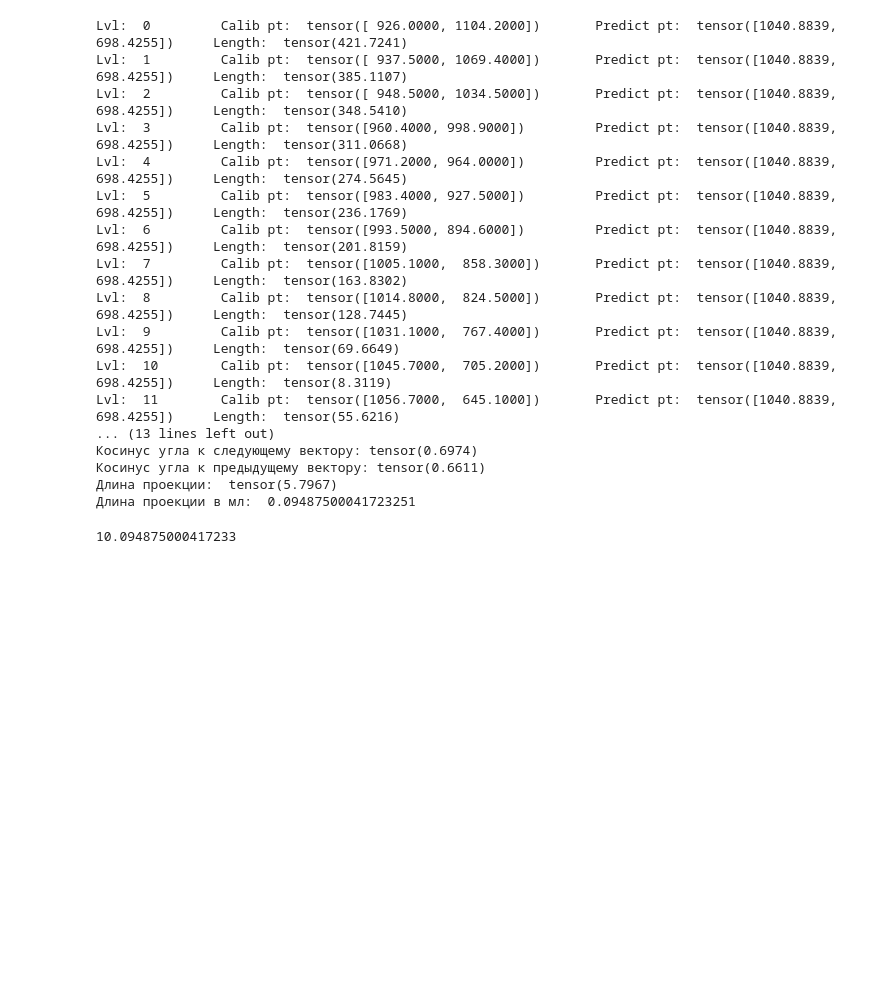
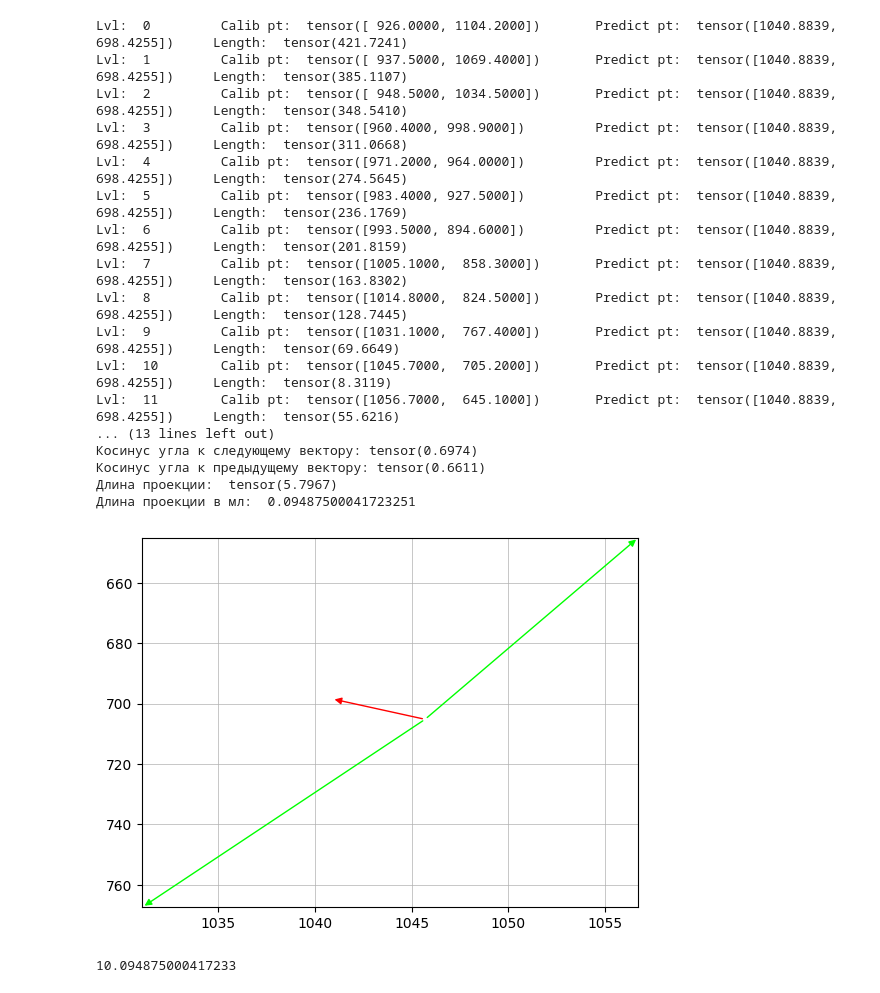
Before and after one commit to evbevz/epoxy-supervisor, a Jupyter notebook: EpoxyLevel.ipynb, the cells around one changed output. Saved outputs shown, nothing was run; the diff lists cells and outputs as text; code cells hidden in the pictures; blank space fills up the shorter version.

```diff
--- a/EpoxyLevel.ipynb
+++ b/EpoxyLevel.ipynb
@@ -23,5 +16,6 @@ Successfully installed ultralytics-8.3.56 ultralytics-thop-2.0.13
 # %%
 from lxml import etree
+import matplotlib.pyplot as plt
 import os.path
 import torch
 from ultralytics import YOLO
@@ -106,21 +100,20 @@ def GetEpoxyLevel (model, arrayEpoxyLevel, file):
         LengthMin = (keypoints.orig_shape[0] ** 2 + keypoints.orig_shape[1] ** 2) ** 0.5 # Нужно просто большое значение, но решил указать максимально возможное расстояние на изображении (диагональ)
         LevelMin = 0
         for level, kpt in enumerate(arrayEpoxyLevel):
-            Length = torch.norm(ellipse_center - kpt) # Расстояние между предсказанной точкой и калиброванной точкой
-            if Length < LengthMin: # Если решим, что хоти чтобы при одинаковом расстоянии показывал значение большего уровня, то тогда поставить знак сравнения <=
-                LengthMin = Length # Запоминаем минимальное расстояние
-                LevelMin = level # Запоминаем уровень к точке которого расстояние минимальное
+            Length = torch.norm(ellipse_center - kpt) # Расстояние между предсказанной точкой и калиброванной точкой уровня
+            if Length < LengthMin:                    # Если решим, что хоти чтобы при одинаковом расстоянии показывал значение большего уровня, то тогда поставить знак сравнения <=
+                LengthMin = Length                    # Запоминаем минимальное расстояние
+                LevelMin = level                      # Запоминаем уровень к точке которого расстояние минимальное
             print ("Lvl: ", level, "\tCalib pt: ", kpt, "\tPredict pt: ", ellipse_center, "\tLength: ", Length)
         print ("Предсказанный уровень эпоксидки: ", LevelMin)
 
         # Дорасчёт дробной части уровня.
-
         vSrc = ellipse_center - arrayEpoxyLevel[LevelMin]
         vNext = arrayEpoxyLevel[LevelMin+1] - arrayEpoxyLevel[LevelMin]
         vPrev = arrayEpoxyLevel[LevelMin-1] - arrayEpoxyLevel[LevelMin]
-        print ("vSrc:\t", vSrc, torch.linalg.vector_norm(vSrc))
-        print ("vNext:\t", vNext, torch.linalg.vector_norm(vNext))
-        print ("vPrev:\t", vPrev, torch.linalg.vector_norm(vPrev))
+        print ("vSrc:\t", vSrc, "\tL2: ", torch.linalg.vector_norm(vSrc))
+        print ("vNext:\t", vNext, "\tL2: ", torch.linalg.vector_norm(vNext))
+        print ("vPrev:\t", vPrev, "\tL2: ", torch.linalg.vector_norm(vPrev))
 
         cos_next = cos_sim(vSrc,vNext)
         print ('Косинус угла к следующему вектору:', cos_next)
@@ -137,6 +130,18 @@ def GetEpoxyLevel (model, arrayEpoxyLevel, file):
             pr_ml = 0
         print ("Длина проекции: ", pr)
         print ("Длина проекции в мл: ", pr_ml)
+
+        # Рисуем район дорасчетных векторов
+        arrowprops = {'arrowstyle': '<|-'}
+        plt.annotate('',xy=arrayEpoxyLevel[LevelMin],xytext=ellipse_center,arrowprops=arrowprops|{'color': '#ff0000'})
+        plt.annotate('',xy=arrayEpoxyLevel[LevelMin],xytext=arrayEpoxyLevel[LevelMin-1],arrowprops=arrowprops|{'color': '#00ff00'})
+        plt.annotate('',xy=arrayEpoxyLevel[LevelMin],xytext=arrayEpoxyLevel[LevelMin+1],arrowprops=arrowprops|{'color': '#00ff00'})
+
+        plt.xlim(arrayEpoxyLevel[LevelMin-1][0:1:], arrayEpoxyLevel[LevelMin+1][0:1:])
+        plt.ylim(arrayEpoxyLevel[LevelMin-1][1:2:], arrayEpoxyLevel[LevelMin+1][1:2:])
+        plt.grid(linewidth=0.5)
+        plt.show()
+
         return LevelMin + pr_ml
     else:
         return None
@@ -145,39 +150,40 @@ def GetEpoxyLevel (model, arrayEpoxyLevel, file):
 kptConfidence = 0.8 # Сейчас точки если и распознаются, то с уверенностью больше 0.9
 
 # Калибровочный файл в котором хранятся уровни от 0 до 20мл. В виде координат X,Y центра эллипса поверхности эпоксидки на каждом уровне.
-filenameAnnotation = 'samples/EpoxyLevelCalibrate.annotations.xml'
+filenameAnnotation = 'epoxy-supervisor/samples/EpoxyLevelCalibrate.annotations.xml'
 
 # Файл весов обученной для распознавания модели
-filenameAIModel = 'weights/epoxy-supervisor.20241228.best.pt'
+filenameAIModel = 'epoxy-supervisor/weights/epoxy-supervisor.20241228.best.pt'
 
 # Изображение для предсказания уровня эпоксидки
-#filenameInjectorCam = '/home/nikolay/opencv/epoxy-supervisor/samples/fail01.png'
-filenameInjectorCam = 'samples/000019.png'
+#filenameInjectorCam = 'epoxy-supervisor/samples/fail01.png'
+filenameInjectorCam = 'epoxy-supervisor/samples/000019.png'
 
 # Калибруем шприц
 arrayEpoxyLevel = Calibrate(filenameAnnotation)
 
 # Загружаем модель
 model = YOLO(filenameAIModel)
 
 # Запрос уровня по изображению
 GetEpoxyLevel(model, arrayEpoxyLevel, filenameInjectorCam)
 # %% [output]
 Lvl:  0         Calib pt:  tensor([ 926.0000, 1104.2000])       Predict pt:  tensor([1040.8839,  698.4255])     Length:  tensor(421.7241)
 Lvl:  1         Calib pt:  tensor([ 937.5000, 1069.4000])       Predict pt:  tensor([1040.8839,  698.4255])     Length:  tensor(385.1107)
 Lvl:  2         Calib pt:  tensor([ 948.5000, 1034.5000])       Predict pt:  tensor([1040.8839,  698.4255])     Length:  tensor(348.5410)
 Lvl:  3         Calib pt:  tensor([960.4000, 998.9000])         Predict pt:  tensor([1040.8839,  698.4255])     Length:  tensor(311.0668)
 Lvl:  4         Calib pt:  tensor([971.2000, 964.0000])         Predict pt:  tensor([1040.8839,  698.4255])     Length:  tensor(274.5645)
 Lvl:  5         Calib pt:  tensor([983.4000, 927.5000])         Predict pt:  tensor([1040.8839,  698.4255])     Length:  tensor(236.1769)
 Lvl:  6         Calib pt:  tensor([993.5000, 894.6000])         Predict pt:  tensor([1040.8839,  698.4255])     Length:  tensor(201.8159)
 Lvl:  7         Calib pt:  tensor([1005.1000,  858.3000])       Predict pt:  tensor([1040.8839,  698.4255])     Length:  tensor(163.8302)
 Lvl:  8         Calib pt:  tensor([1014.8000,  824.5000])       Predict pt:  tensor([1040.8839,  698.4255])     Length:  tensor(128.7445)
 Lvl:  9         Calib pt:  tensor([1031.1000,  767.4000])       Predict pt:  tensor([1040.8839,  698.4255])     Length:  tensor(69.6649)
 Lvl:  10        Calib pt:  tensor([1045.7000,  705.2000])       Predict pt:  tensor([1040.8839,  698.4255])     Length:  tensor(8.3119)
 Lvl:  11        Calib pt:  tensor([1056.7000,  645.1000])       Predict pt:  tensor([1040.8839,  698.4255])     Length:  tensor(55.6216)
 ... (13 lines left out)
 Косинус угла к следующему вектору: tensor(0.6974)
 Косинус угла к предыдущему вектору: tensor(0.6611)
 Длина проекции:  tensor(5.7967)
 Длина проекции в мл:  0.09487500041723251
+[figure, added]
 10.094875000417233
```
Also changed, not shown: parts of 2 cells of this notebook.
